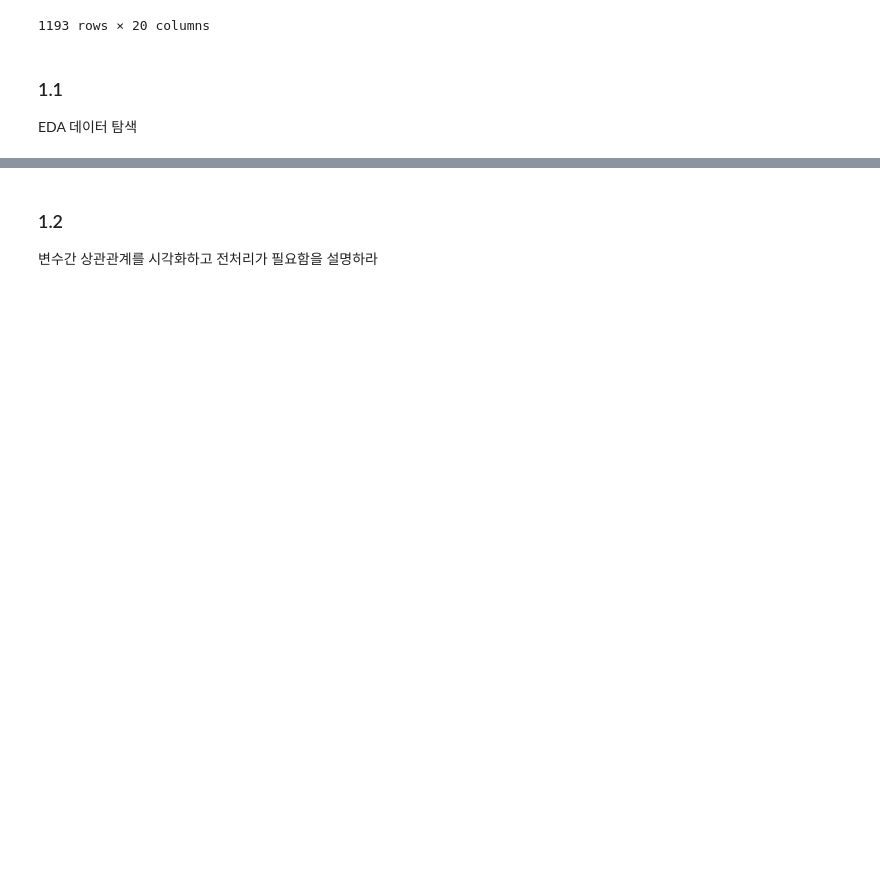
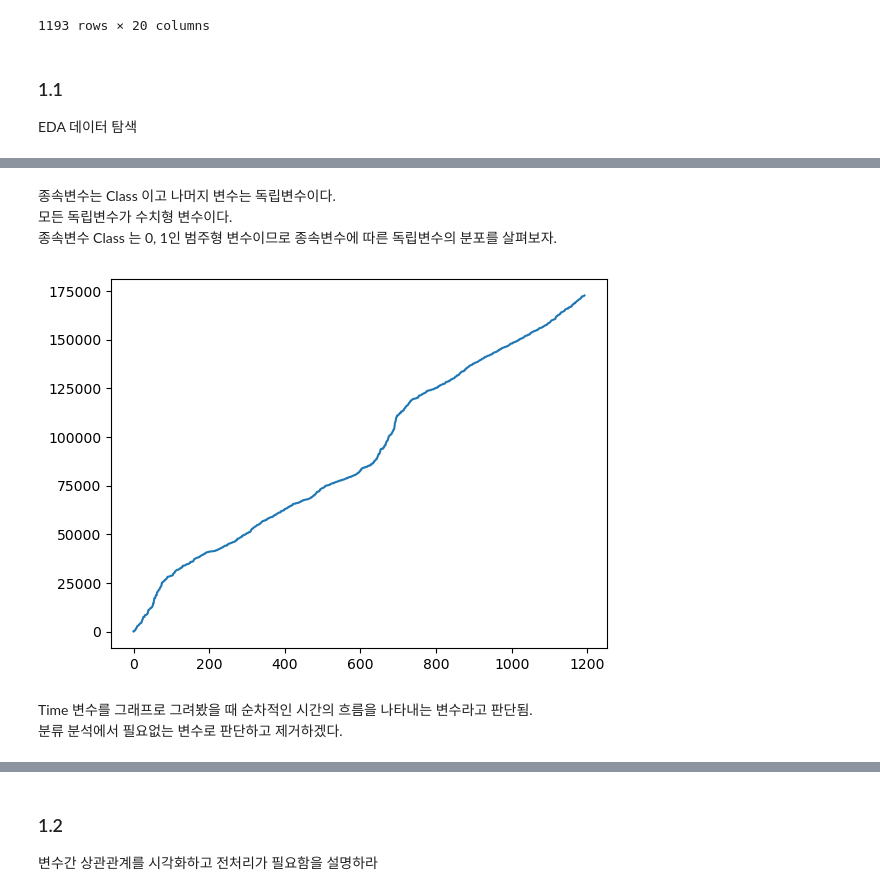
Before and after one commit to Junoflows/ADP, a Jupyter notebook: 문제/ADP_27회_기출.ipynb, the cells around one changed output, grey strips where cells are left out. Cells and saved outputs as stored; diff of their text form; code cells hidden in the pictures; blank space fills up the shorter version.

```diff
--- a/문제/ADP_27회_기출.ipynb
+++ b/문제/ADP_27회_기출.ipynb
@@ -24,0 +81,14 @@ EDA 데이터 탐색
+# %% [markdown]
+종속변수는 Class 이고 나머지 변수는 독립변수이다.
+모든 독립변수가 수치형 변수이다.
+종속변수 Class 는 0, 1인 범주형 변수이므로 종속변수에 따른 독립변수의 분포를 살펴보자.
+# %%
+import matplotlib.pyplot as plt
+
+data.Time.plot()
+plt.show()
+# %% [output]
+[figure, added]
+# %% [markdown]
+Time 변수를 그래프로 그려봤을 때 순차적인 시간의 흐름을 나타내는 변수라고 판단됨.
+분류 분석에서 필요없는 변수로 판단하고 제거하겠다.
```
Also changed, not shown: parts of 59 cells of this notebook, 1 other file.
